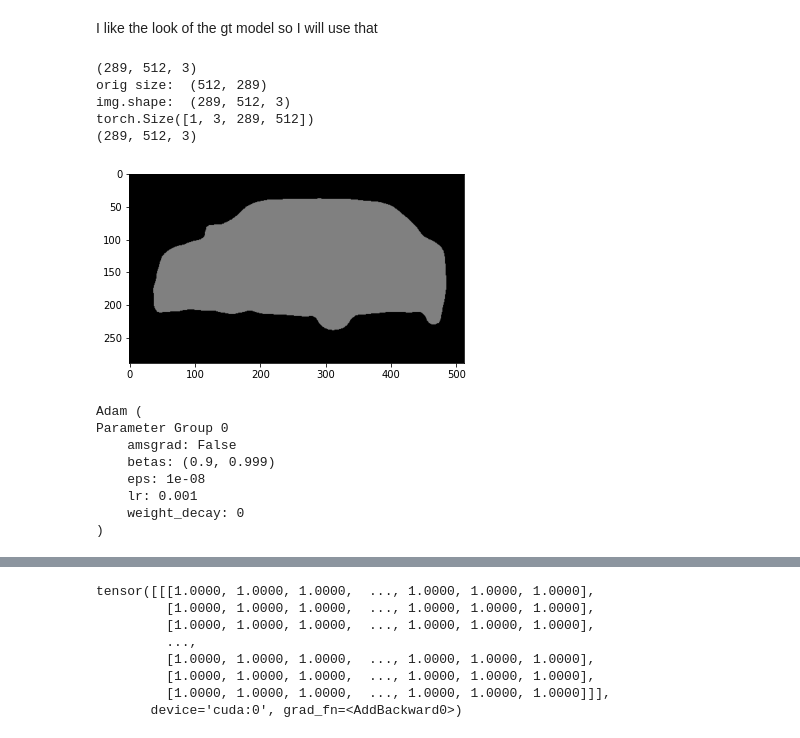
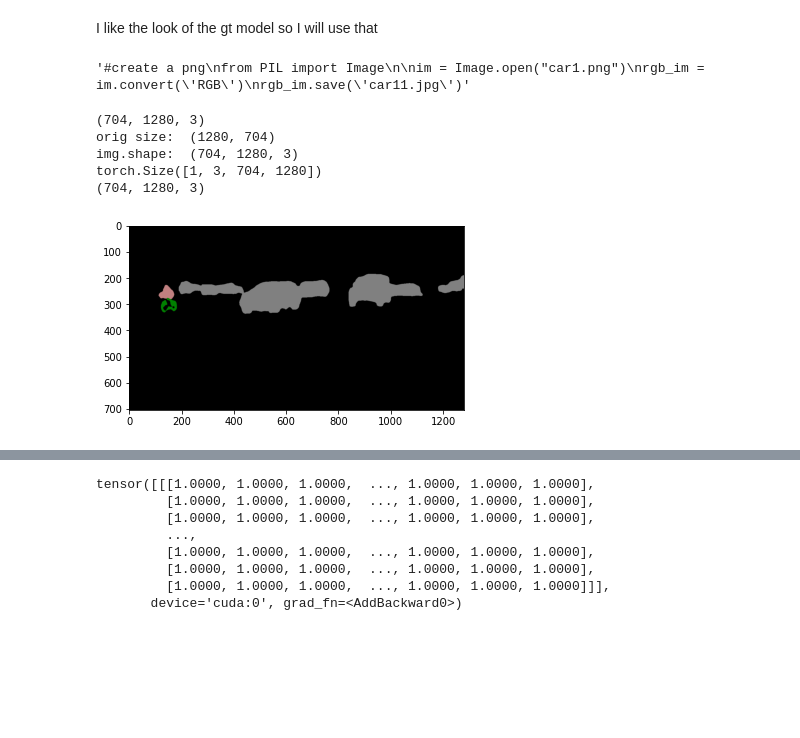
Before and after one commit to scploeger/engg3130-final-project, a Jupyter notebook: Final_Notebook_w_training.ipynb, the cells around one changed output, grey strips where cells are left out. Drawn from its saved outputs; the diff is of its cells as text; code cells hidden in the pictures; blank space fills up the shorter version.

```diff
--- a/Final_Notebook_w_training.ipynb
+++ b/Final_Notebook_w_training.ipynb
@@ -605,10 +587,12 @@ for x in tqdm.trange(num_frames):
         #print(img.shape)
         image = Image.fromarray(img, 'RGB')
         open_cv_image = cv2.cvtColor(np.array(image), cv2.COLOR_RGB2BGR)
+        name = "frame_" + str(fn) + ".png"
+        cv2.imwrite(name, open_cv_image)
         #img_orignal = cv2.imread(open_cv_image)
         frame_tensor = get_image_tensor(open_cv_image)
 
-        x = [{"image" : frame_tensor, "height": 704, "width": 1280}] * 1
+        x = [{"image" : frame_tensor, "height": height, "width": width}] * 1
         #get predictions from the model
         predictions = model(x)
         #print the predictions
@@ -627,7 +611,7 @@ for x in tqdm.trange(num_frames):
         #add the frame mask to the list of masks
         detectron_frames.append(bin_mask_np)
 
-        a = np.zeros((704, 1280), dtype=bool)
+        a = np.zeros((height, width), dtype=bool)
 
 
         for i in range(num_classes): #for all the classes detected
@@ -635,7 +619,7 @@ for x in tqdm.trange(num_frames):
             new_mask = np.ma.mask_or(a, x) #logic or the current classes pixels with the other classes pixels
             a = new_mask #update the new mask
 
-        #plt.imshow(a)
+        plt.imshow(a)
         #plt.show()
         del predictions
         torch.cuda.empty_cache()
@@ -1025,0 +1010,6 @@ print(imgs)
+# %%
+cmap = np.load('./utils/cmap.npy')
+has_cuda = torch.cuda.is_available()
+fileList = sorted(glob.glob('frame_*.png'))
+n_classes = 21
+print(fileList)
@@ -1043,7 +1035,7 @@ for key,fun in six.iteritems(model_inits):
         net = net.cuda()
     models[key] = net
 # %%
-# Figure 2 from the paper
+'''# Figure 2 from the paper
 n_cols = len(models) + 2 # 1 - for image, 1 - for GT
 n_rows = len(imgs)
 
@@ -1083,4 +1075,5 @@ with torch.no_grad():
             plt.title(mname)
             plt.axis('off')
             idx += 1
+            '''
 # %% [output]
@@ -1113,50 +1096,52 @@ for key,fun in six.iteritems(model_inits):
         net = net.cuda()
     models[key] = net
 # %%
-#create a png
+'''#create a png
 from PIL import Image
 
 im = Image.open("car1.png")
 rgb_im = im.convert('RGB')
-rgb_im.save('car11.jpg')
+rgb_im.save('car11.jpg')'''
+# %% [output]
+'#create a png\nfrom PIL import Image\n\nim = Image.open("car1.png")\nrgb_im = im.convert(\'RGB\')\nrgb_im.save(\'car11.jpg\')'
 # %%
 from PIL import Image
 
 
 #use temp1 img to test
-img_path = "car1.png"
+img_path = fileList[0]
 with torch.no_grad():
 
     img = np.array(Image.open(img_path))
     if len(img.shape) > 2 and img.shape[2] == 4:
         img = cv2.cvtColor(img, cv2.COLOR_BGRA2BGR) #remove the alpha channe;
 
     print(img.shape)
 
     msk = cmap[np.array(Image.open(img_path))]
     orig_size = img.shape[:2][::-1]
     print("orig size: ",orig_size)
     print("img.shape: ", img.shape)
 
     img_inp = torch.tensor(prepare_img(img).transpose(2, 0, 1)[None]).float()
     print(img_inp.shape)
 
     if has_cuda:
         img_inp = img_inp.cuda()
 
     model = models["rf_lwmbv2_voc"]
 
     segm = model(img_inp)[0].data.cpu().numpy().transpose(1, 2, 0)
     segm = cv2.resize(segm, orig_size, interpolation=cv2.INTER_CUBIC)
     segm = cmap[segm.argmax(axis=2).astype(np.uint8)]
 
     plt.imshow(segm)
     print(segm.shape)
 # %% [output]
-(289, 512, 3)
-orig size:  (512, 289)
-img.shape:  (289, 512, 3)
-torch.Size([1, 3, 289, 512])
-(289, 512, 3)
+(704, 1280, 3)
+orig size:  (1280, 704)
+img.shape:  (704, 1280, 3)
+torch.Size([1, 3, 704, 1280])
+(704, 1280, 3)
-[figure, old version]
+[figure, new version]
 # %%
@@ -1166,11 +1150,0 @@ optim = Adam(model.parameters())
-# %%
-optim
-# %% [output]
-Adam (
-Parameter Group 0
-    amsgrad: False
-    betas: (0.9, 0.999)
-    eps: 1e-08
-    lr: 0.001
-    weight_decay: 0
-)
```
Also changed, not shown: parts of 33 cells of this notebook.
